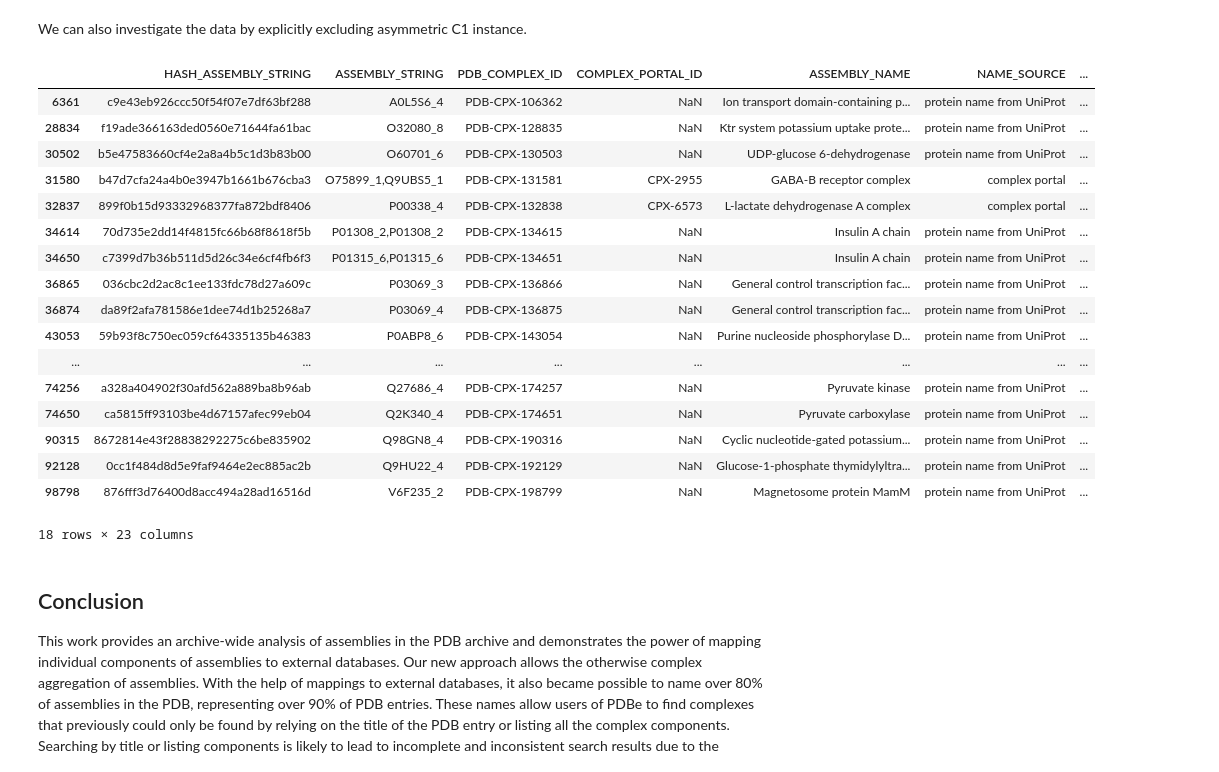
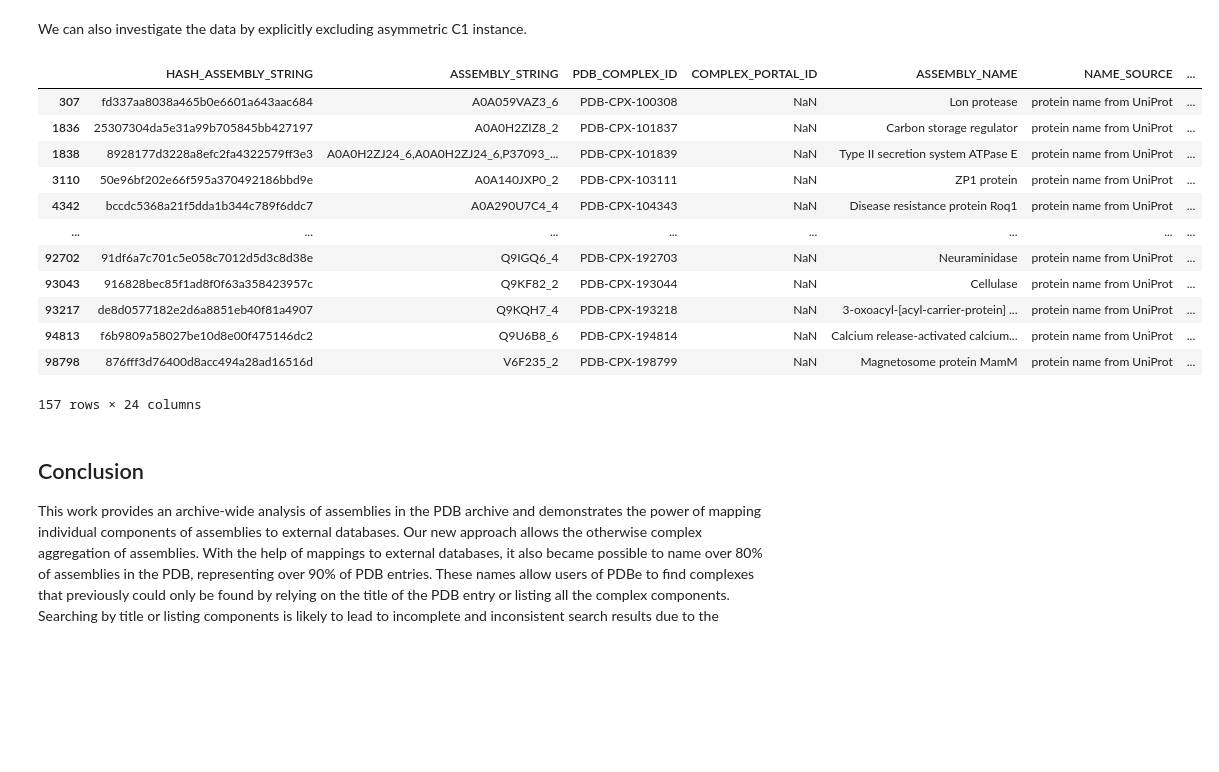
Before and after one commit to PDBe-KB/pdbe-assemblies-analysis, a Jupyter notebook: assemblies_analysis.ipynb, the cells around one changed output. Drawn from its saved outputs; the diff is of its cells as text; code cells hidden in the pictures; blank space fills up the shorter version.

```diff
--- a/assemblies_analysis.ipynb
+++ b/assemblies_analysis.ipynb
@@ -834,7 +819,7 @@ df_protein["SYMMETRY_OPS"] = df_protein["PREFERED_ASSEMBLIES"].apply(lambda x: u
 df_protein["CONSISTENT_SYMMETRY"] = df_protein["SYMMETRY_OPS"].apply(lambda x: ui.validate_consistent_symmetry(x))
 
 # Add a column to indicate the number of distinct symmetry operators each unique assembly composition has
-# df_protein["SYM_NUM"] = df_protein["SYMMETRY_OPS"].apply(lambda x: ui.count_unique_symmetry(x))
+df_protein["SYM_NUM"] = df_protein["SYMMETRY_OPS"].apply(lambda x: ui.count_unique_symmetry(x))
 
 # Add a column to show all the unique symmetries for each unique assembly composition
 df_protein["ALL_SYM"] = df_protein["SYMMETRY_OPS"].apply(lambda x: ui.get_unique_symmetries(x))
@@ -1021,27 +930,22 @@ df4.to_csv("asymmetrical_assemblies.csv", index=False)
 # %% [markdown]
 We can also investigate the data by explicitly excluding asymmetric C1 instance.
 # %%
-# Assemblies with inconsistent symmetry operators (excluding asymmetric C1) and observed in more than 10 PDB structure
-df_protein[(df_protein["CONSISTENT_SYMMETRY"] == False) & (~df_protein["SYMMETRY_OPS"].str.contains("no-sym")) & (df_protein["NUM_PDB"] > 10)]
+# Assemblies with inconsistent symmetry operators (excluding asymmetric C1)
+df_protein[(df_protein["CONSISTENT_SYMMETRY"] == False) & (~df_protein["SYMMETRY_OPS"].str.contains("no-sym"))]
 # %% [output]
 |  | HASH_ASSEMBLY_STRING | ASSEMBLY_STRING | PDB_COMPLEX_ID | COMPLEX_PORTAL_ID | ASSEMBLY_NAME | NAME_SOURCE | ... |
-| 6361 | c9e43eb926ccc50f54f07e7df63bf288 | A0L5S6_4 | PDB-CPX-106362 | NaN | Ion transport domain-containing p... | protein name from UniProt | ... |
-| 28834 | f19ade366163ded0560e71644fa61bac | O32080_8 | PDB-CPX-128835 | NaN | Ktr system potassium uptake prote... | protein name from UniProt | ... |
-| 30502 | b5e47583660cf4e2a8a4b5c1d3b83b00 | O60701_6 | PDB-CPX-130503 | NaN | UDP-glucose 6-dehydrogenase | protein name from UniProt | ... |
-| 31580 | b47d7cfa24a4b0e3947b1661b676cba3 | O75899_1,Q9UBS5_1 | PDB-CPX-131581 | CPX-2955 | GABA-B receptor complex | complex portal | ... |
-| 32837 | 899f0b15d93332968377fa872bdf8406 | P00338_4 | PDB-CPX-132838 | CPX-6573 | L-lactate dehydrogenase A complex | complex portal | ... |
-| 34614 | 70d735e2dd14f4815fc66b68f8618f5b | P01308_2,P01308_2 | PDB-CPX-134615 | NaN | Insulin A chain | protein name from UniProt | ... |
-| 34650 | c7399d7b36b511d5d26c34e6cf4fb6f3 | P01315_6,P01315_6 | PDB-CPX-134651 | NaN | Insulin A chain | protein name from UniProt | ... |
-| 36865 | 036cbc2d2ac8c1ee133fdc78d27a609c | P03069_3 | PDB-CPX-136866 | NaN | General control transcription fac... | protein name from UniProt | ... |
-| 36874 | da89f2afa781586e1dee74d1b25268a7 | P03069_4 | PDB-CPX-136875 | NaN | General control transcription fac... | protein name from UniProt | ... |
-| 43053 | 59b93f8c750ec059cf64335135b46383 | P0ABP8_6 | PDB-CPX-143054 | NaN | Purine nucleoside phosphorylase D... | protein name from UniProt | ... |
+| 307 | fd337aa8038a465b0e6601a643aac684 | A0A059VAZ3_6 | PDB-CPX-100308 | NaN | Lon protease | protein name from UniProt | ... |
+| 1836 | 25307304da5e31a99b705845bb427197 | A0A0H2ZIZ8_2 | PDB-CPX-101837 | NaN | Carbon storage regulator | protein name from UniProt | ... |
+| 1838 | 8928177d3228a8efc2fa4322579ff3e3 | A0A0H2ZJ24_6,A0A0H2ZJ24_6,P37093_... | PDB-CPX-101839 | NaN | Type II secretion system ATPase E | protein name from UniProt | ... |
+| 3110 | 50e96bf202e66f595a370492186bbd9e | A0A140JXP0_2 | PDB-CPX-103111 | NaN | ZP1 protein | protein name from UniProt | ... |
+| 4342 | bccdc5368a21f5dda1b344c789f6ddc7 | A0A290U7C4_4 | PDB-CPX-104343 | NaN | Disease resistance protein Roq1 | protein name from UniProt | ... |
 | ... | ... | ... | ... | ... | ... | ... | ... |
-| 74256 | a328a404902f30afd562a889ba8b96ab | Q27686_4 | PDB-CPX-174257 | NaN | Pyruvate kinase | protein name from UniProt | ... |
-| 74650 | ca5815ff93103be4d67157afec99eb04 | Q2K340_4 | PDB-CPX-174651 | NaN | Pyruvate carboxylase | protein name from UniProt | ... |
-| 90315 | 8672814e43f28838292275c6be835902 | Q98GN8_4 | PDB-CPX-190316 | NaN | Cyclic nucleotide-gated potassium... | protein name from UniProt | ... |
-| 92128 | 0cc1f484d8d5e9faf9464e2ec885ac2b | Q9HU22_4 | PDB-CPX-192129 | NaN | Glucose-1-phosphate thymidylyltra... | protein name from UniProt | ... |
+| 92702 | 91df6a7c701c5e058c7012d5d3c8d38e | Q9IGQ6_4 | PDB-CPX-192703 | NaN | Neuraminidase | protein name from UniProt | ... |
+| 93043 | 916828bec85f1ad8f0f63a358423957c | Q9KF82_2 | PDB-CPX-193044 | NaN | Cellulase | protein name from UniProt | ... |
+| 93217 | de8d0577182e2d6a8851eb40f81a4907 | Q9KQH7_4 | PDB-CPX-193218 | NaN | 3-oxoacyl-[acyl-carrier-protein] ... | protein name from UniProt | ... |
+| 94813 | f6b9809a58027be10d8e00f475146dc2 | Q9U6B8_6 | PDB-CPX-194814 | NaN | Calcium release-activated calcium... | protein name from UniProt | ... |
 | 98798 | 876fff3d76400d8acc494a28ad16516d | V6F235_2 | PDB-CPX-198799 | NaN | Magnetosome protein MamM | protein name from UniProt | ... |
-18 rows × 23 columns
+157 rows × 24 columns
 # %% [markdown]
 ## Conclusion
 
```
Also changed, not shown: parts of 33 cells of this notebook.
